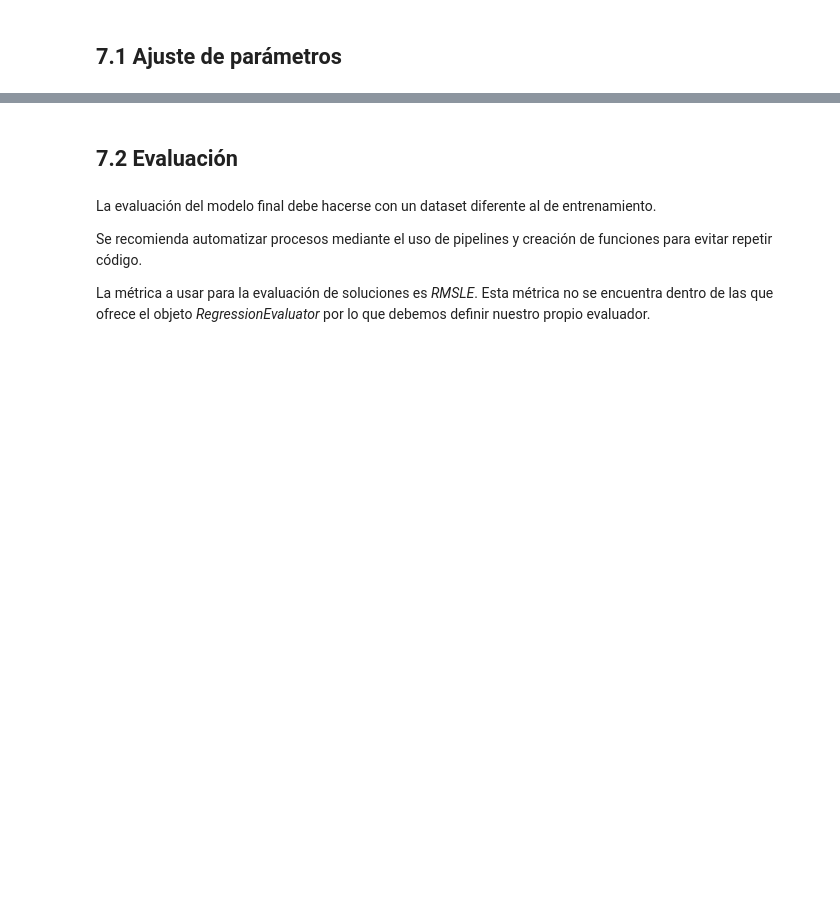
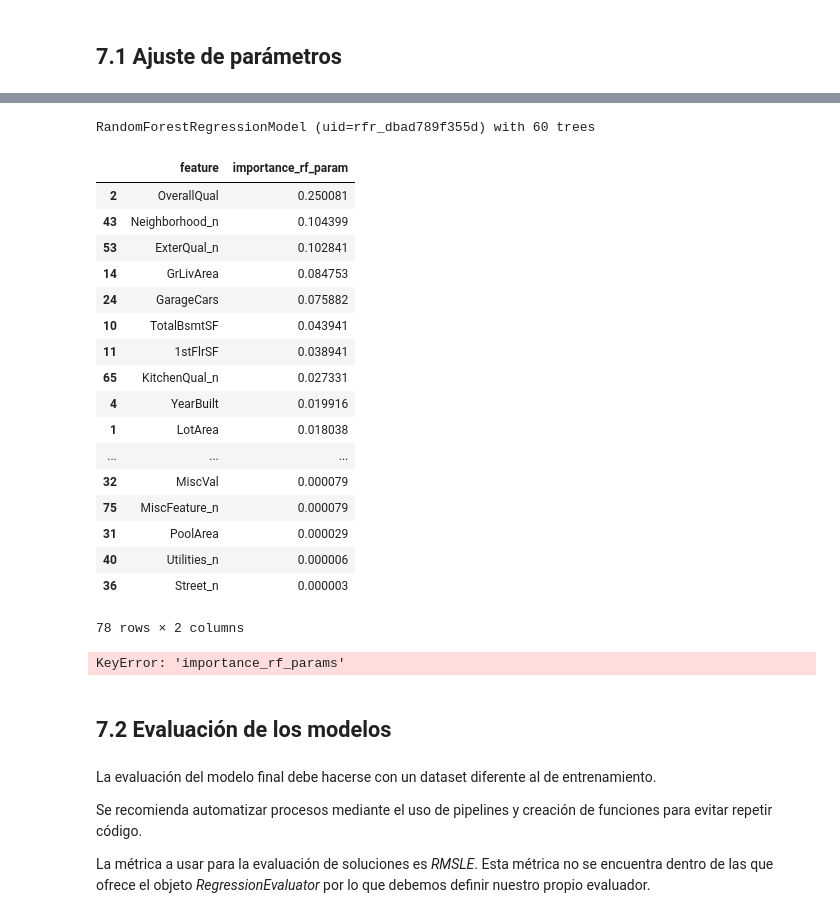
Before and after one commit to inmperfer/APBD, a Jupyter notebook: evaluacion_APBD_InmaPerea.ipynb, the cells around one changed output, grey strips where cells are left out. Drawn from its saved outputs; the diff is of its cells as text; code cells hidden in the pictures; blank space fills up the shorter version.

Commit message:
optimizacion parametros

```diff
--- a/evaluacion_APBD_InmaPerea.ipynb
+++ b/evaluacion_APBD_InmaPerea.ipynb
@@ -1753,0 +1894,12 @@ only showing top 10 rows
+# %%
+paramGrid = ParamGridBuilder() \
+    .addGrid(rf2.maxDepth, [15,20,30]) \
+    .addGrid(rf2.numTrees, [10, 50, 60]) \
+    .build()
+# %%
+crossval = CrossValidator(estimator=rf2,
+                          estimatorParamMaps=paramGrid,
+                          evaluator=MyEvaluator('pred_rf2', 'label'),
+                          numFolds=5,
+                          seed=global_seed)
+crossval
@@ -1753,0 +1910,5 @@ only showing top 10 rows
+# %%
+t0 = time()
+rf2_cv_model = crossval.fit(train)
+tt = time() - t0
+print('Tiempo ajuste de parámetros {} sec.'.format(round(tt,2)))
@@ -1754,7 +1947,39 @@ only showing top 10 rows
+# %%
+rf2_model = rf2_cv_model.bestModel
+rf2_model
+# %% [output]
+RandomForestRegressionModel (uid=rfr_dbad789f355d) with 60 trees
+# %%
+rf2_fi = pd.DataFrame({'feature': selected_features, 'importance_rf_param': rf2_model.featureImportances.toArray()})
+rf2_fi.sort_values(by='importance_rf_param', ascending=False)
+# %% [output]
+|  | feature | importance_rf_param |
+| 2 | OverallQual | 0.250081 |
+| 43 | Neighborhood_n | 0.104399 |
+| 53 | ExterQual_n | 0.102841 |
+| 14 | GrLivArea | 0.084753 |
+| 24 | GarageCars | 0.075882 |
+| 10 | TotalBsmtSF | 0.043941 |
+| 11 | 1stFlrSF | 0.038941 |
+| 65 | KitchenQual_n | 0.027331 |
+| 4 | YearBuilt | 0.019916 |
+| 1 | LotArea | 0.018038 |
+| ... | ... | ... |
+| 32 | MiscVal | 0.000079 |
+| 75 | MiscFeature_n | 0.000079 |
+| 31 | PoolArea | 0.000029 |
+| 40 | Utilities_n | 0.000006 |
+| 36 | Street_n | 0.000003 |
+78 rows × 2 columns
+# %%
+test_mer=pd.merge(rf1_fi, gbt1_fi, on='feature').sort_values(by='importance_gbt1', ascending=False)
+pd.merge(test_mer, rf2_fi, on='feature').sort_values(by='importance_rf_params', ascending=False)
+# %% [output]
+KeyError: 'importance_rf_params'
 # %% [markdown]
 <a id="evaluacion"></a>
 
-## 7.2 Evaluación
+## 7.2 Evaluación de los modelos
 # %% [markdown]
 La evaluación del modelo final debe hacerse con un dataset diferente al de entrenamiento.
 
```
Also changed, not shown: parts of 44 cells of this notebook.
